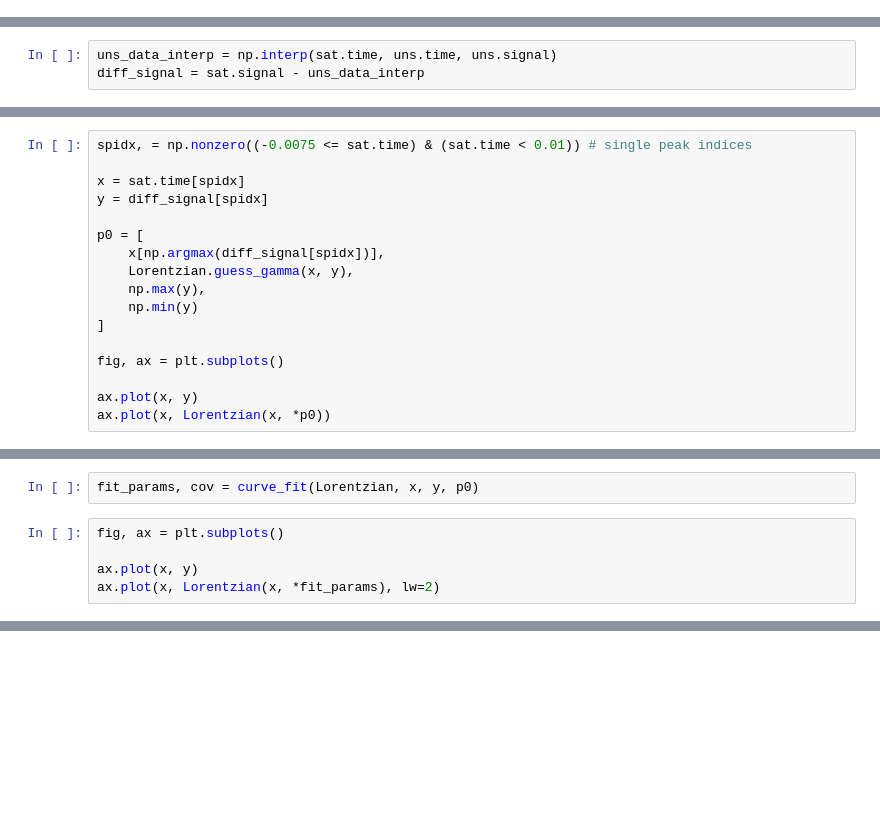
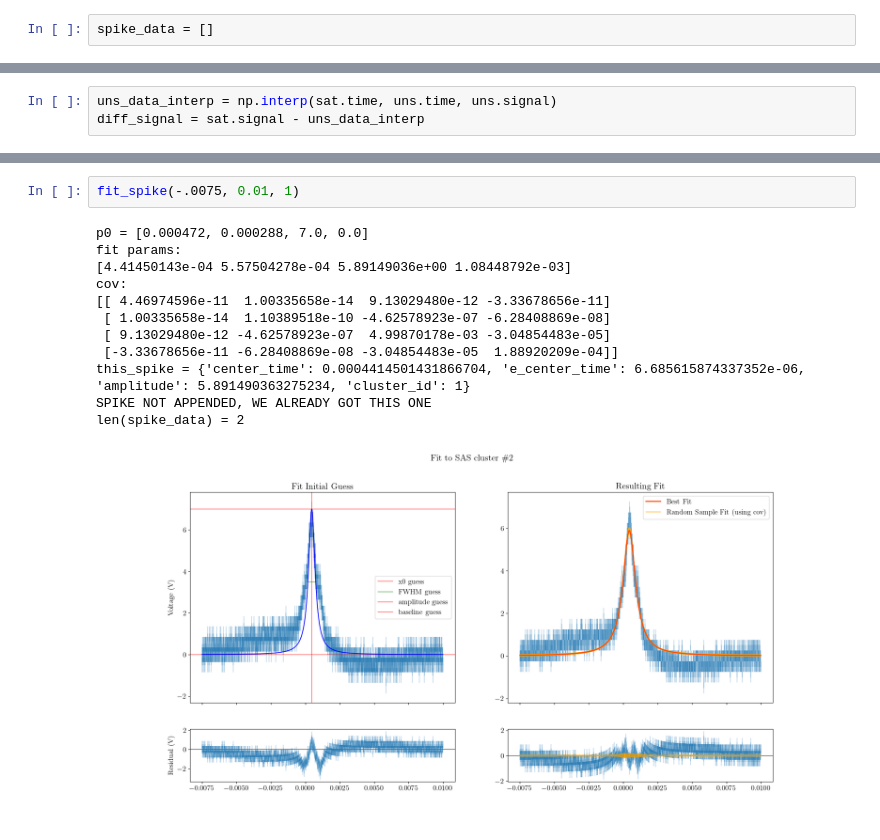
Before and after one commit to andres-luengo/alden-andres-max-most-dangerous-4450-trio, a Jupyter notebook: rb-spectroscopy/fit_no_mag.ipynb, the cells around one changed output, grey strips where cells are left out. Saved outputs shown, nothing was run; the diff lists cells and outputs as text; blank space fills up the shorter version.

```diff
--- a/rb-spectroscopy/fit_no_mag.ipynb
+++ b/rb-spectroscopy/fit_no_mag.ipynb
@@ -8,6 +8,8 @@ from readrbdata import load
 import matplotlib.pyplot as plt
 from fittingutils import *
 %matplotlib widget
+# %%
+spike_data = []
 # %%
 sat = load(sat=True, mag=False)
 uns = load(sat=False, mag=False)
@@ -33,17 +32,0 @@ let's try curve fitting the easiest one
-# %%
-spidx, = np.nonzero((-0.0075 <= sat.time) & (sat.time < 0.01)) # single peak indices
-
-x = sat.time[spidx]
-y = diff_signal[spidx]
-
-p0 = [
-    x[np.argmax(diff_signal[spidx])],
-    Lorentzian.guess_gamma(x, y),
-    np.max(y),
-    np.min(y)
-]
-
-fig, ax = plt.subplots()
-
-ax.plot(x, y)
-ax.plot(x, Lorentzian(x, *p0))
@@ -53,7 +32,0 @@ ax.plot(x, Lorentzian(x, *p0))
-# %%
-fit_params, cov = curve_fit(Lorentzian, x, y, p0)
-# %%
-fig, ax = plt.subplots()
-
-ax.plot(x, y)
-ax.plot(x, Lorentzian(x, *fit_params), lw=2)
@@ -62,0 +115,15 @@ ax.plot(x, Lorentzian(x, *fit_params), lw=2)
+# %%
+fit_spike(-.0075, 0.01, 1)
+# %% [output]
+p0 = [0.000472, 0.000288, 7.0, 0.0]
+fit params:
+[4.41450143e-04 5.57504278e-04 5.89149036e+00 1.08448792e-03]
+cov:
+[[ 4.46974596e-11  1.00335658e-14  9.13029480e-12 -3.33678656e-11]
+ [ 1.00335658e-14  1.10389518e-10 -4.62578923e-07 -6.28408869e-08]
+ [ 9.13029480e-12 -4.62578923e-07  4.99870178e-03 -3.04854483e-05]
+ [-3.33678656e-11 -6.28408869e-08 -3.04854483e-05  1.88920209e-04]]
+this_spike = {'center_time': 0.0004414501431866704, 'e_center_time': 6.685615874337352e-06, 'amplitude': 5.891490363275234, 'cluster_id': 1}
+SPIKE NOT APPENDED, WE ALREADY GOT THIS ONE
+len(spike_data) = 2
+[figure, added]
```
Also changed, not shown: parts of 5 cells of this notebook.
